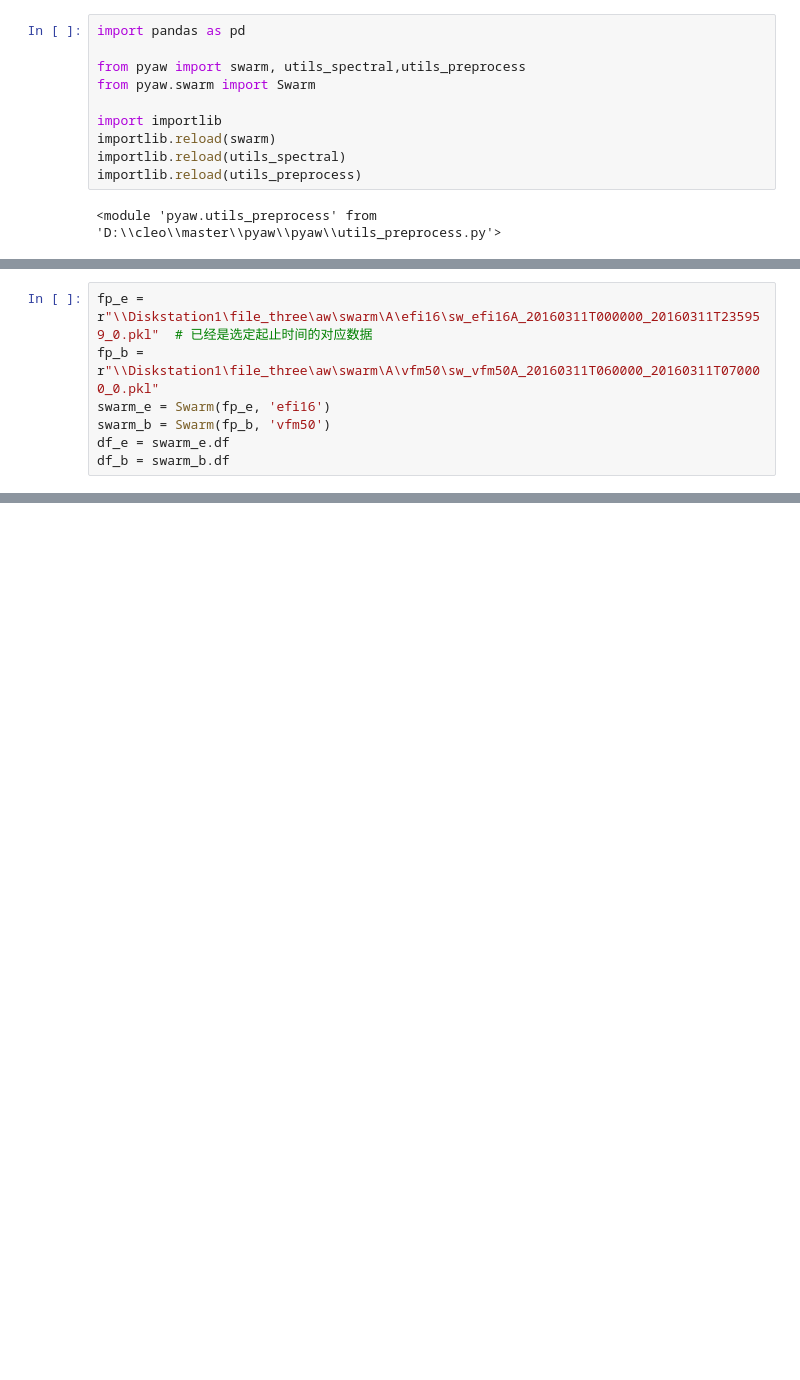
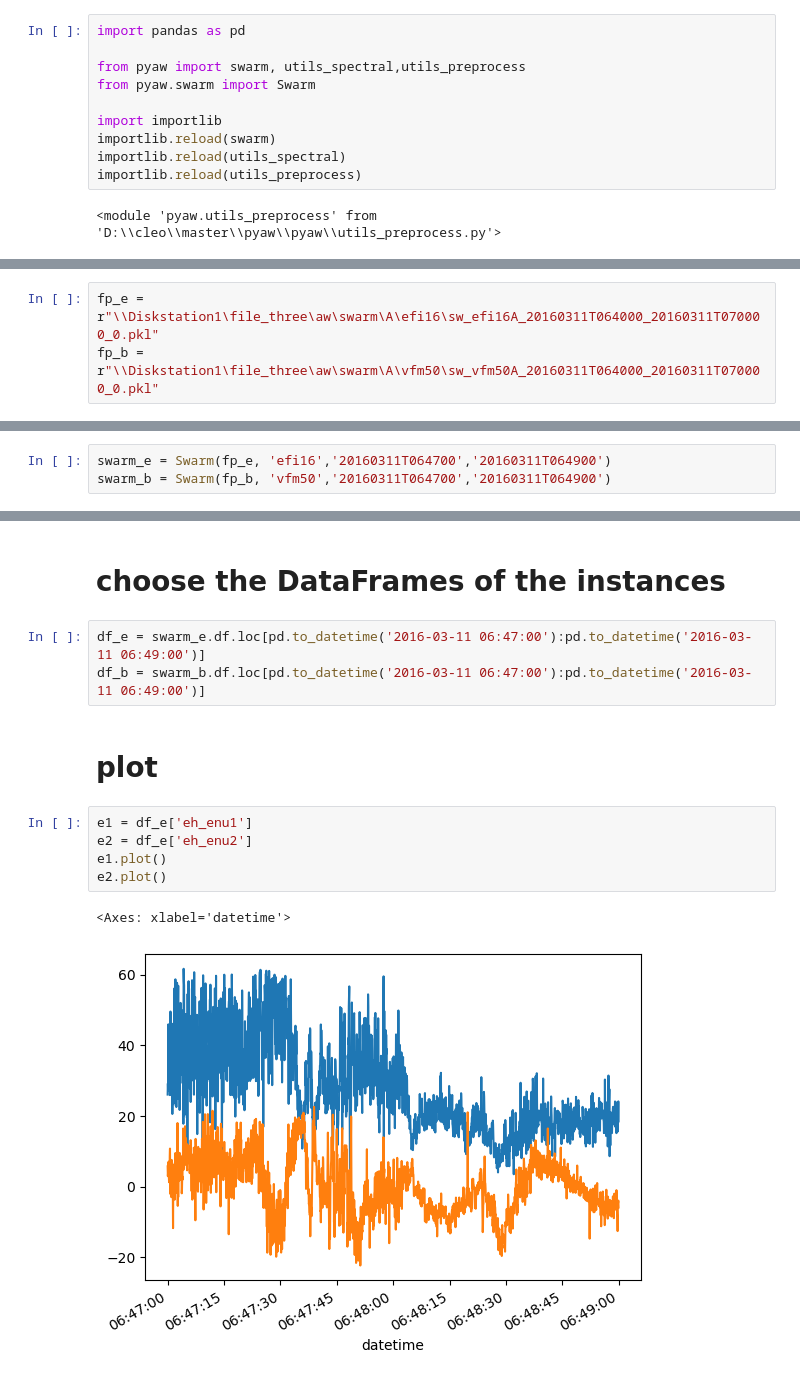
Before and after one commit to cleo24621/pyaw, a Jupyter notebook: swarm_main.ipynb, the cells around one changed output, grey strips where cells are left out. Cells and saved outputs as stored; diff of their text form; blank space fills up the shorter version.

```diff
--- a/swarm_main.ipynb
+++ b/swarm_main.ipynb
@@ -13,7 +21,3 @@ importlib.reload(utils_preprocess)
 # %%
-fp_e = r"\\Diskstation1\file_three\aw\swarm\A\efi16\sw_efi16A_20160311T000000_20160311T235959_0.pkl"  # 已经是选定起止时间的对应数据
-fp_b = r"\\Diskstation1\file_three\aw\swarm\A\vfm50\sw_vfm50A_20160311T060000_20160311T070000_0.pkl"
-swarm_e = Swarm(fp_e, 'efi16')
-swarm_b = Swarm(fp_b, 'vfm50')
-df_e = swarm_e.df
-df_b = swarm_b.df
+fp_e = r"\\Diskstation1\file_three\aw\swarm\A\efi16\sw_efi16A_20160311T064000_20160311T070000_0.pkl"
+fp_b = r"\\Diskstation1\file_three\aw\swarm\A\vfm50\sw_vfm50A_20160311T064000_20160311T070000_0.pkl"
@@ -73,0 +26,3 @@ signal2 = b_align
+# %%
+swarm_e = Swarm(fp_e, 'efi16','20160311T064700','20160311T064900')
+swarm_b = Swarm(fp_b, 'vfm50','20160311T064700','20160311T064900')
@@ -73,0 +47,15 @@ signal2 = b_align
+# %% [markdown]
+# choose the DataFrames of the instances
+# %%
+df_e = swarm_e.df.loc[pd.to_datetime('2016-03-11 06:47:00'):pd.to_datetime('2016-03-11 06:49:00')]
+df_b = swarm_b.df.loc[pd.to_datetime('2016-03-11 06:47:00'):pd.to_datetime('2016-03-11 06:49:00')]
+# %% [markdown]
+# plot
+# %%
+e1 = df_e['eh_enu1']
+e2 = df_e['eh_enu2']
+e1.plot()
+e2.plot()
+# %% [output]
+<Axes: xlabel='datetime'>
+[figure, added]
```
Also changed, not shown: parts of 30 cells of this notebook, 11 other files.
